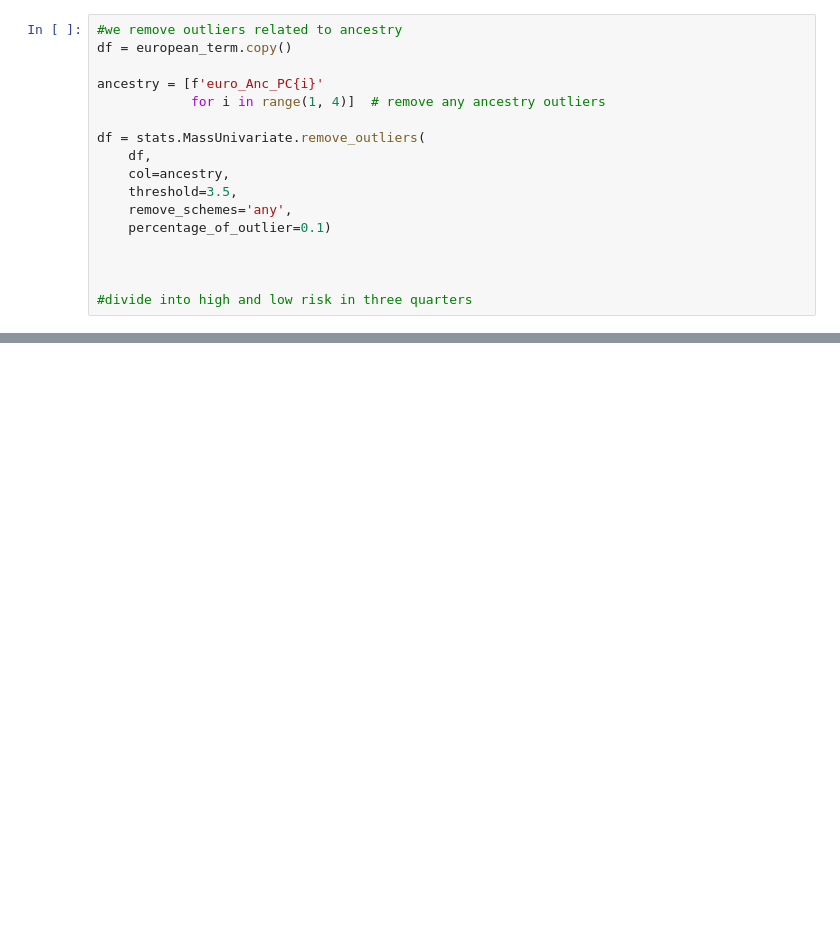
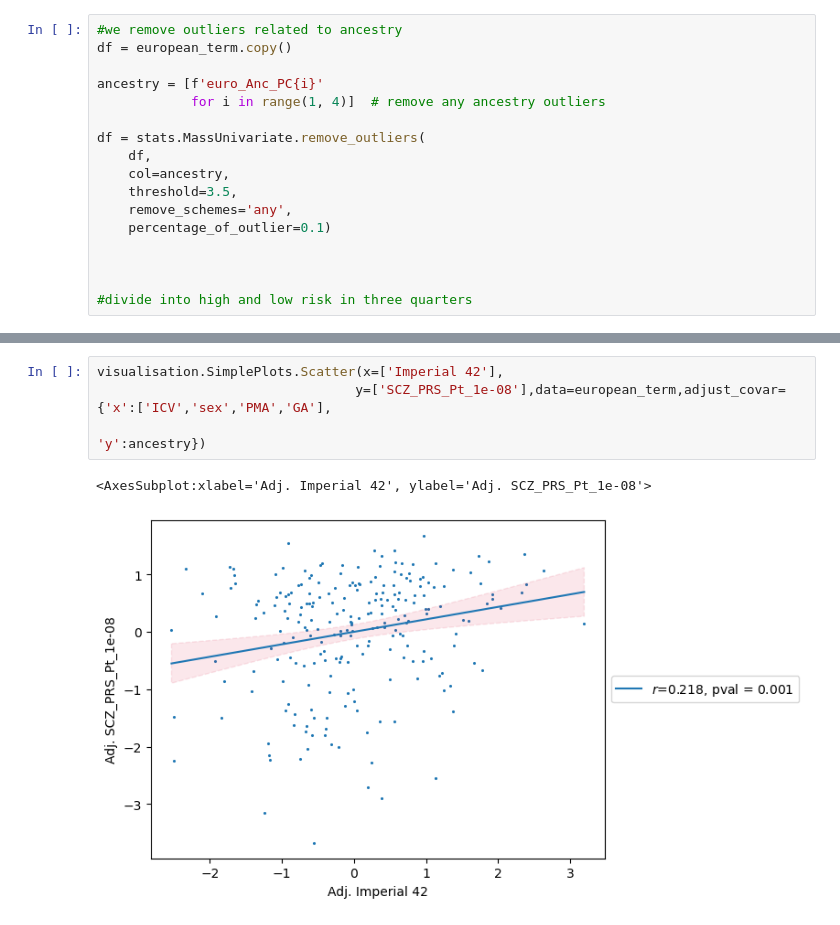
Before and after one commit to lehai-ml/dHCP_genetics, a Jupyter notebook: notebook_results/scz/8_SCZ_FBA.ipynb, the cells around one changed output, grey strips where cells are left out. Cells and saved outputs as stored; diff of their text form; blank space fills up the shorter version.

```diff
--- a/notebook_results/scz/8_SCZ_FBA.ipynb
+++ b/notebook_results/scz/8_SCZ_FBA.ipynb
@@ -56 +115,8 @@ pca, X_pca, pca_matrix = stats.FeatureReduction.perform_PCA(df,dependentVar_cols
+# %%
+visualisation.SimplePlots.Scatter(x=['Imperial 42'],
+                                 y=['SCZ_PRS_Pt_1e-08'],data=european_term,adjust_covar={'x':['ICV','sex','PMA','GA'],
+                                                                                        'y':ancestry})
+# %% [output]
+<AxesSubplot:xlabel='Adj. Imperial 42', ylabel='Adj. SCZ_PRS_Pt_1e-08'>
+[figure, added]
 # %%
```
Also changed, not shown: parts of 49 cells of this notebook.
